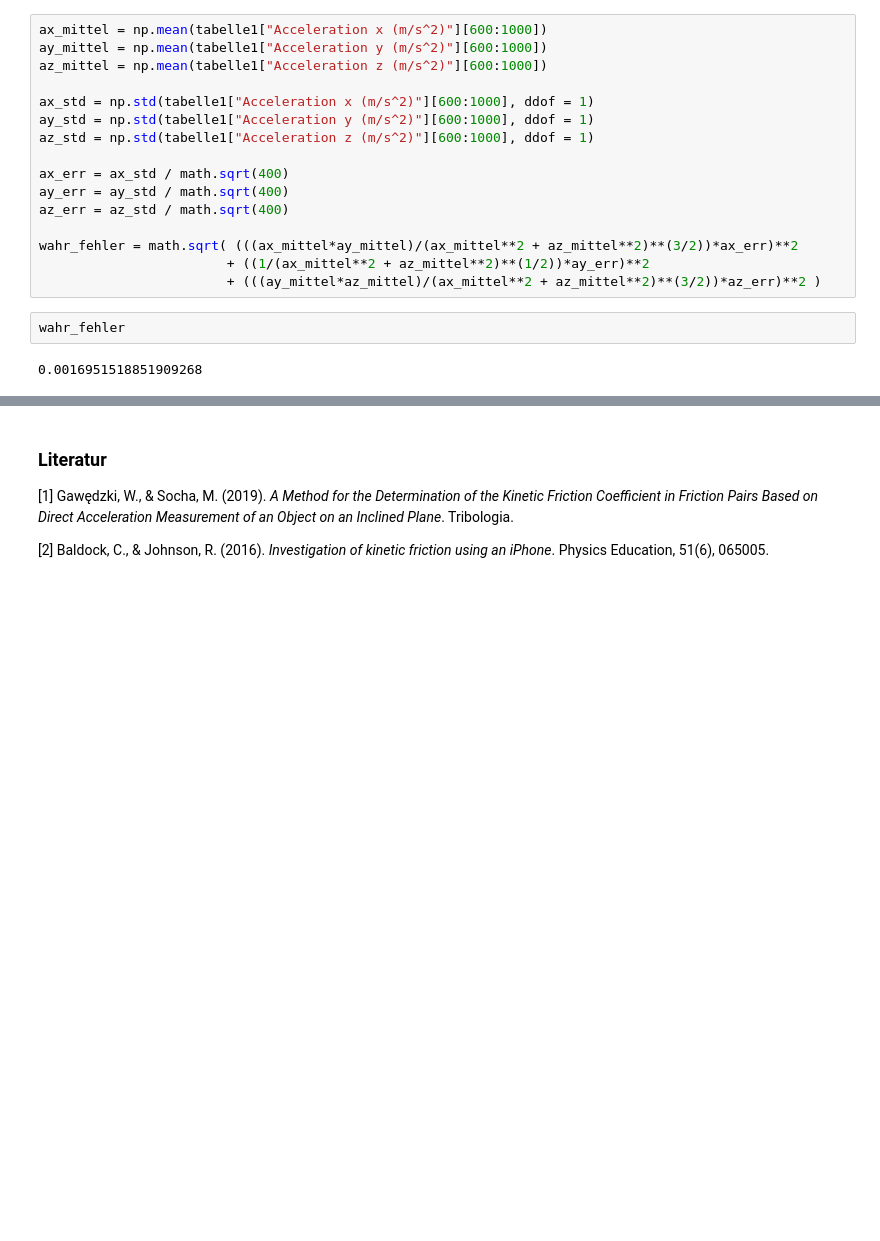
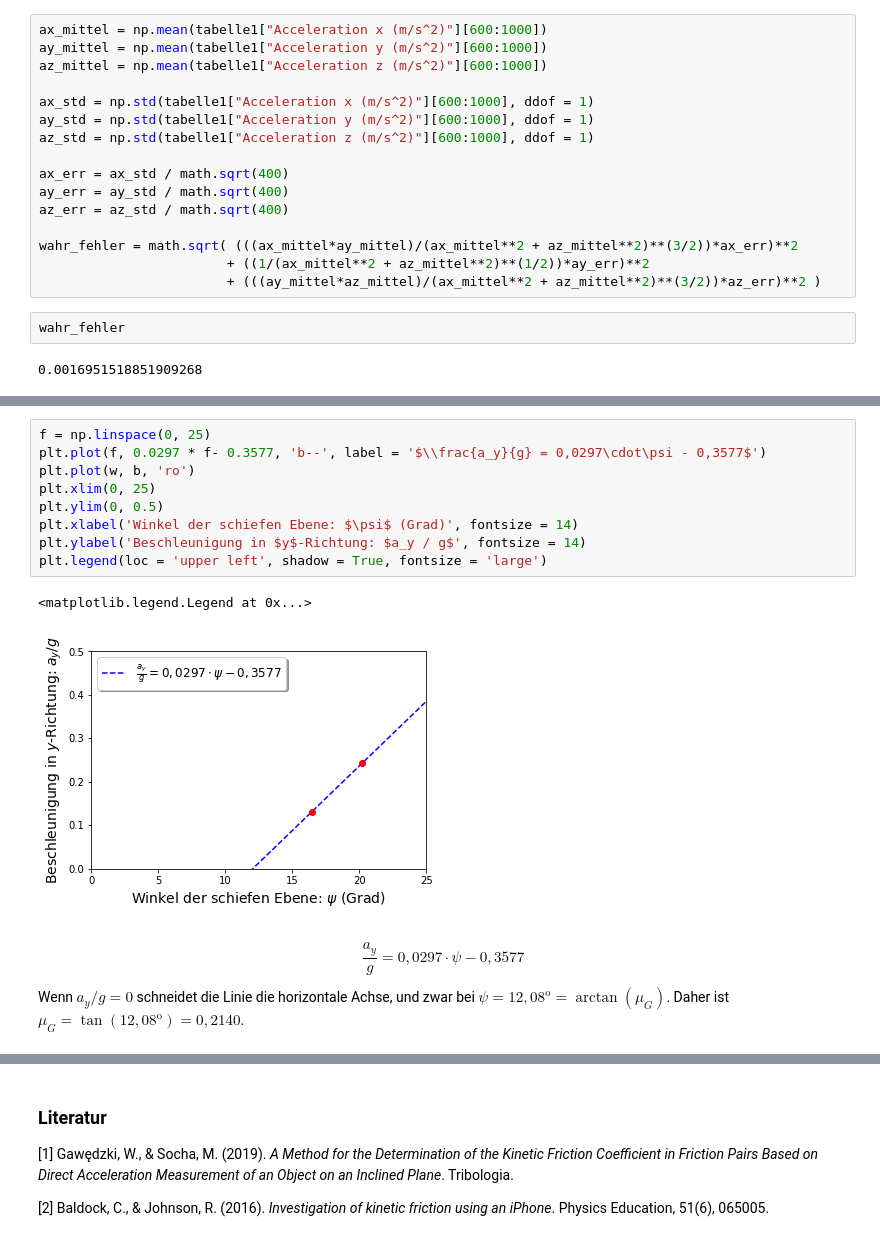
Before and after one commit to allgebrist/physik-praktikum, a Jupyter notebook: 8. Schiefe Ebene mit Reibung.ipynb, the cells around one changed output, grey strips where cells are left out. Cells and saved outputs as stored; diff of their text form; blank space fills up the shorter version.

```diff
--- a/8. Schiefe Ebene mit Reibung.ipynb
+++ b/8. Schiefe Ebene mit Reibung.ipynb
@@ -196,0 +358,18 @@ Nach unserer Analyse lässt sich schließlich feststellen, dass
+# %%
+f = np.linspace(0, 25)
+plt.plot(f, 0.0297 * f- 0.3577, 'b--', label = '$\\frac{a_y}{g} = 0,0297\cdot\psi - 0,3577$')
+plt.plot(w, b, 'ro')
+plt.xlim(0, 25)
+plt.ylim(0, 0.5)
+plt.xlabel('Winkel der schiefen Ebene: $\psi$ (Grad)', fontsize = 14)
+plt.ylabel('Beschleunigung in $y$-Richtung: $a_y / g$', fontsize = 14)
+plt.legend(loc = 'upper left', shadow = True, fontsize = 'large')
+# %% [output]
+<matplotlib.legend.Legend at 0x...>
+[figure, added]
+# %% [markdown]
+\begin{equation}
+    \frac{a_y}{g} = 0,0297\cdot\psi - 0,3577
+\end{equation}
+
+Wenn $a_y/g = 0$ schneidet die Linie die horizontale Achse, und zwar bei $\psi = 12,08^{\textrm{o}}=\arctan(\mu_G)$. Daher ist $\mu_G=\tan(12,08^\textrm{o})=0,2140$.
```
Also changed, not shown: parts of 19 cells of this notebook.
